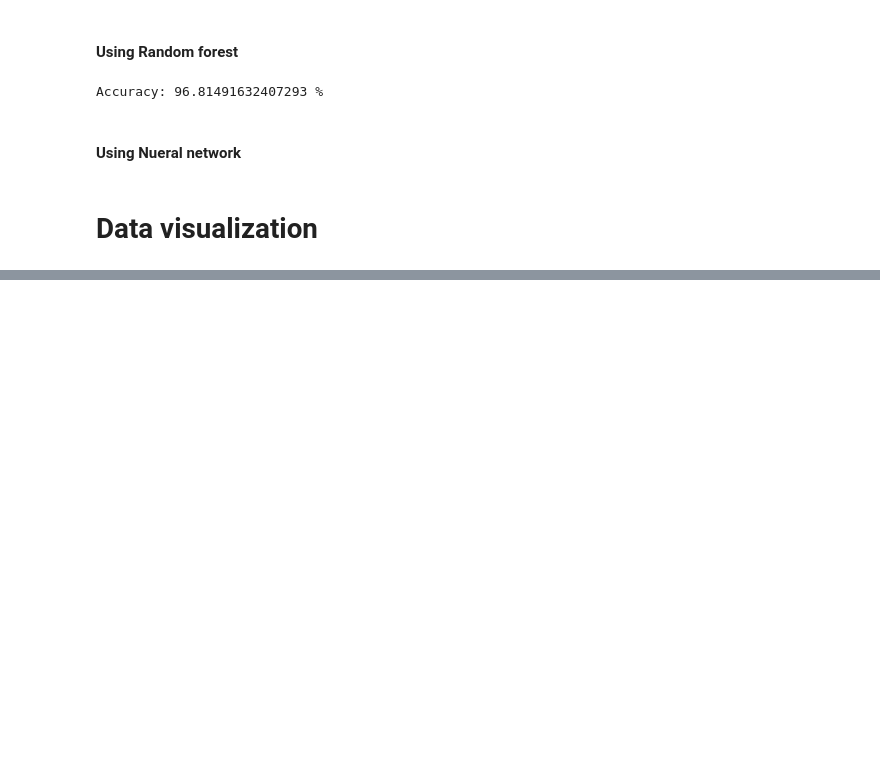
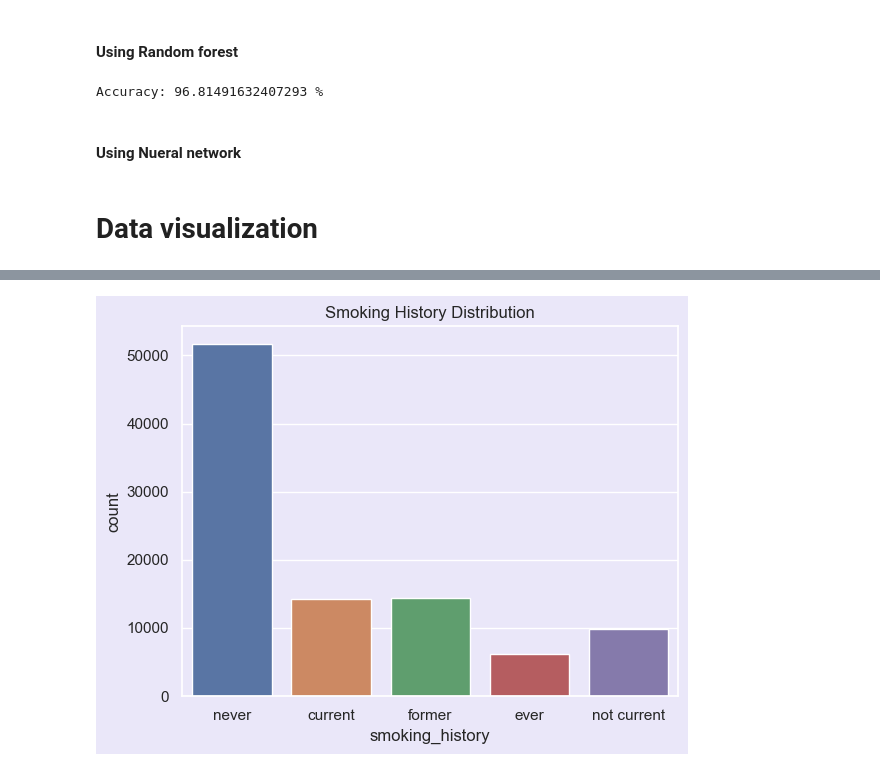
Before and after one commit to SemoMoh/diabetes-big-data-analysis, a Jupyter notebook: notebook/nootbook.ipynb, the cells around one changed output, grey strips where cells are left out. Saved outputs shown, nothing was run; the diff lists cells and outputs as text; code cells hidden in the pictures; blank space fills up the shorter version.

```diff
--- a/notebook/nootbook.ipynb
+++ b/notebook/nootbook.ipynb
@@ -408,0 +444,7 @@ Accuracy: 96.81491632407293 %
+# %%
+# Count plot for smoking history
+sns.countplot(x='smoking_history', data=diabetes_data,)
+plt.title('Smoking History Distribution')
+plt.show()
+# %% [output]
+[figure, added]
```
Also changed, not shown: parts of 23 cells of this notebook.
